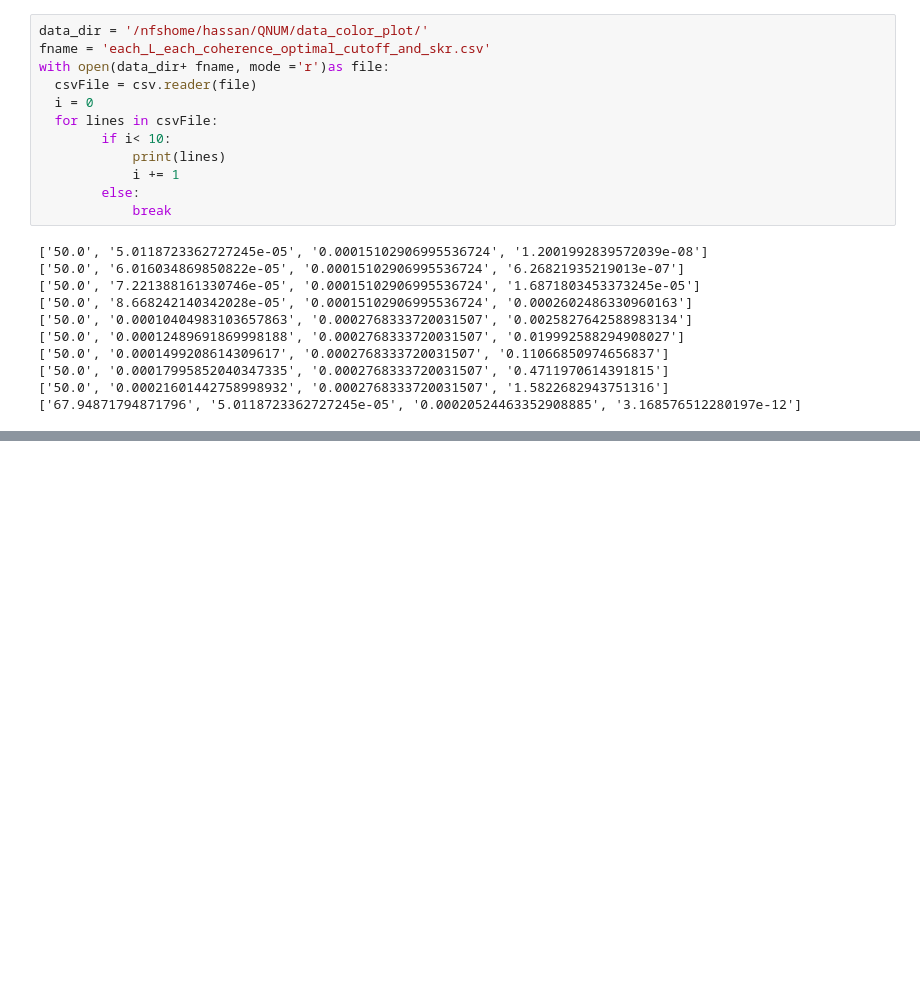
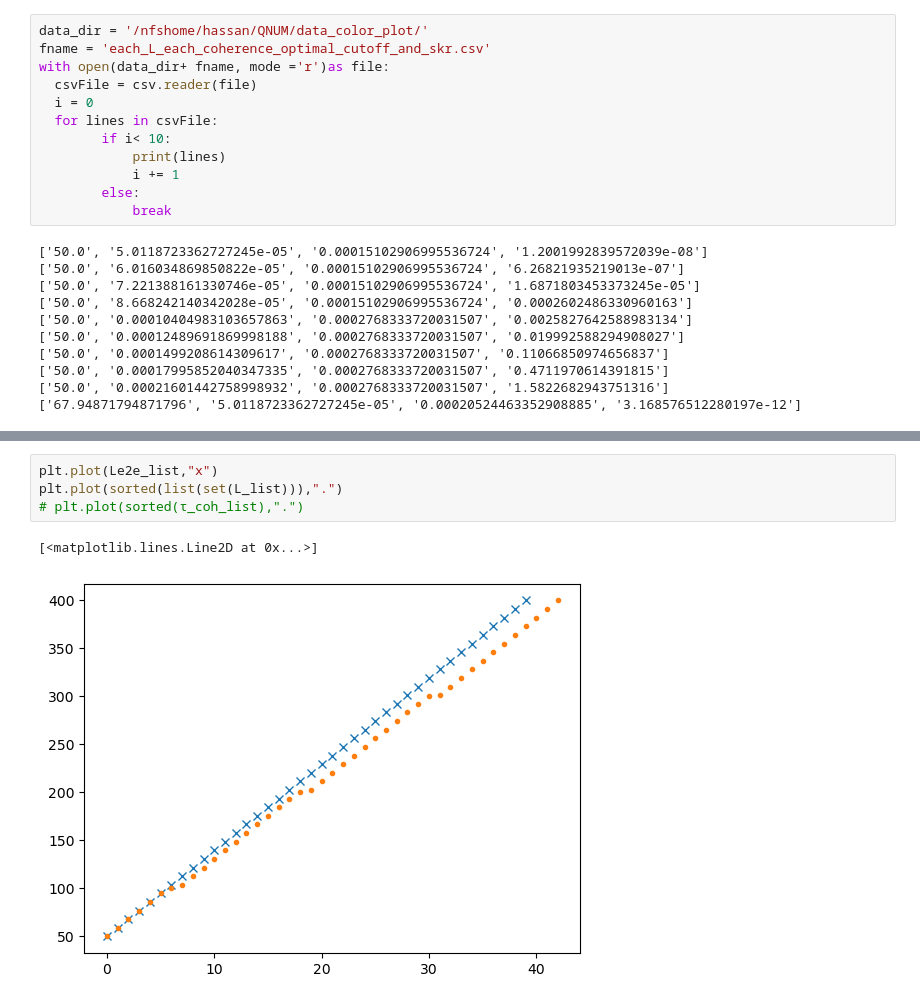
Before and after one commit to hassan-shap/QNUM, a Jupyter notebook: pp_color_plot.ipynb, the cells around one changed output, grey strips where cells are left out. Saved outputs shown, nothing was run; the diff lists cells and outputs as text; blank space fills up the shorter version.

```diff
--- a/pp_color_plot.ipynb
+++ b/pp_color_plot.ipynb
@@ -79,0 +107,7 @@ print(τ_coh_list)
+# %%
+plt.plot(Le2e_list,"x")
+plt.plot(sorted(list(set(L_list))),".")
+# plt.plot(sorted(τ_coh_list),".")
+# %% [output]
+[<matplotlib.lines.Line2D at 0x...>]
+[figure, added]
```
Also changed, not shown: parts of 5 cells of this notebook, 5 other files.
